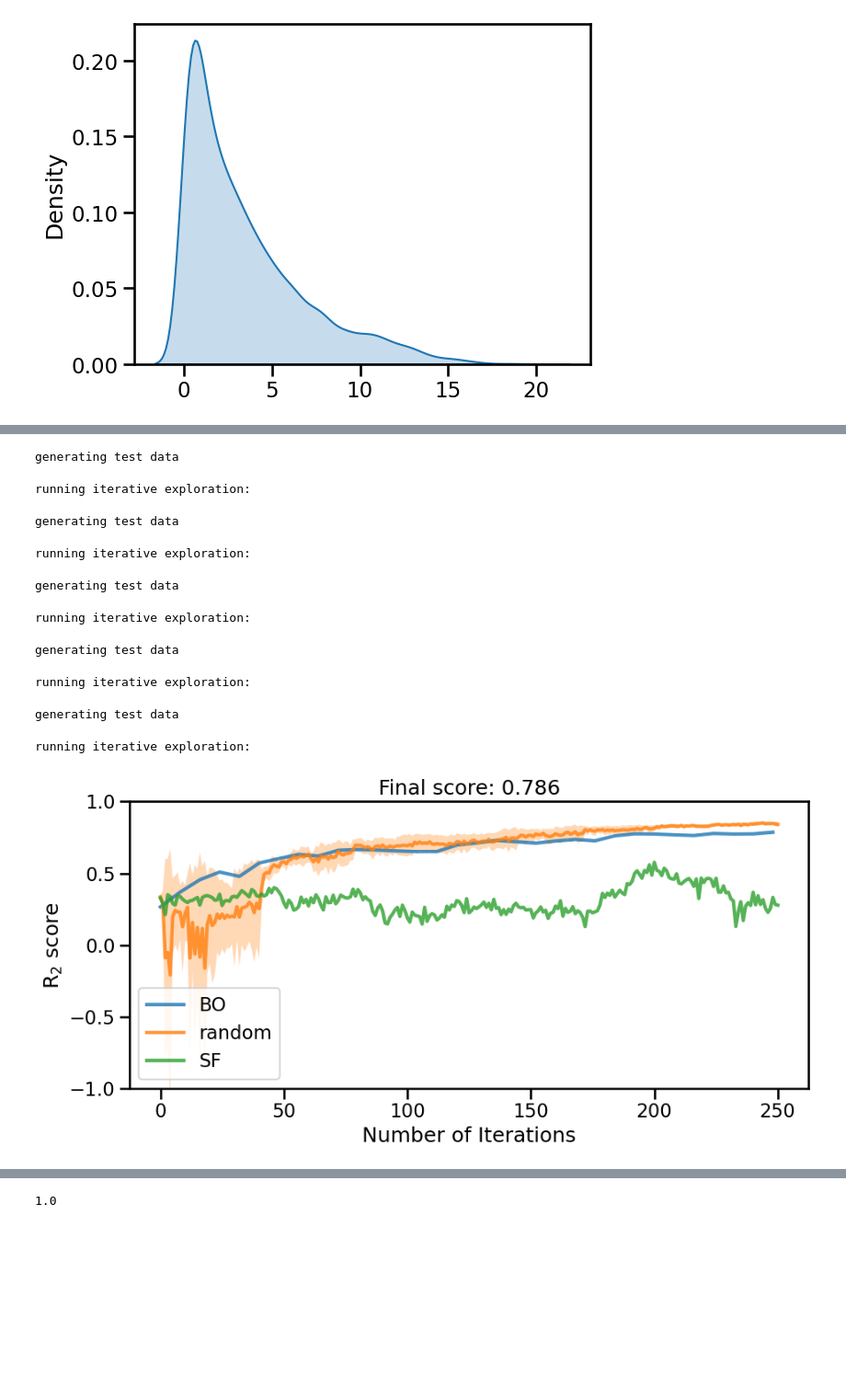
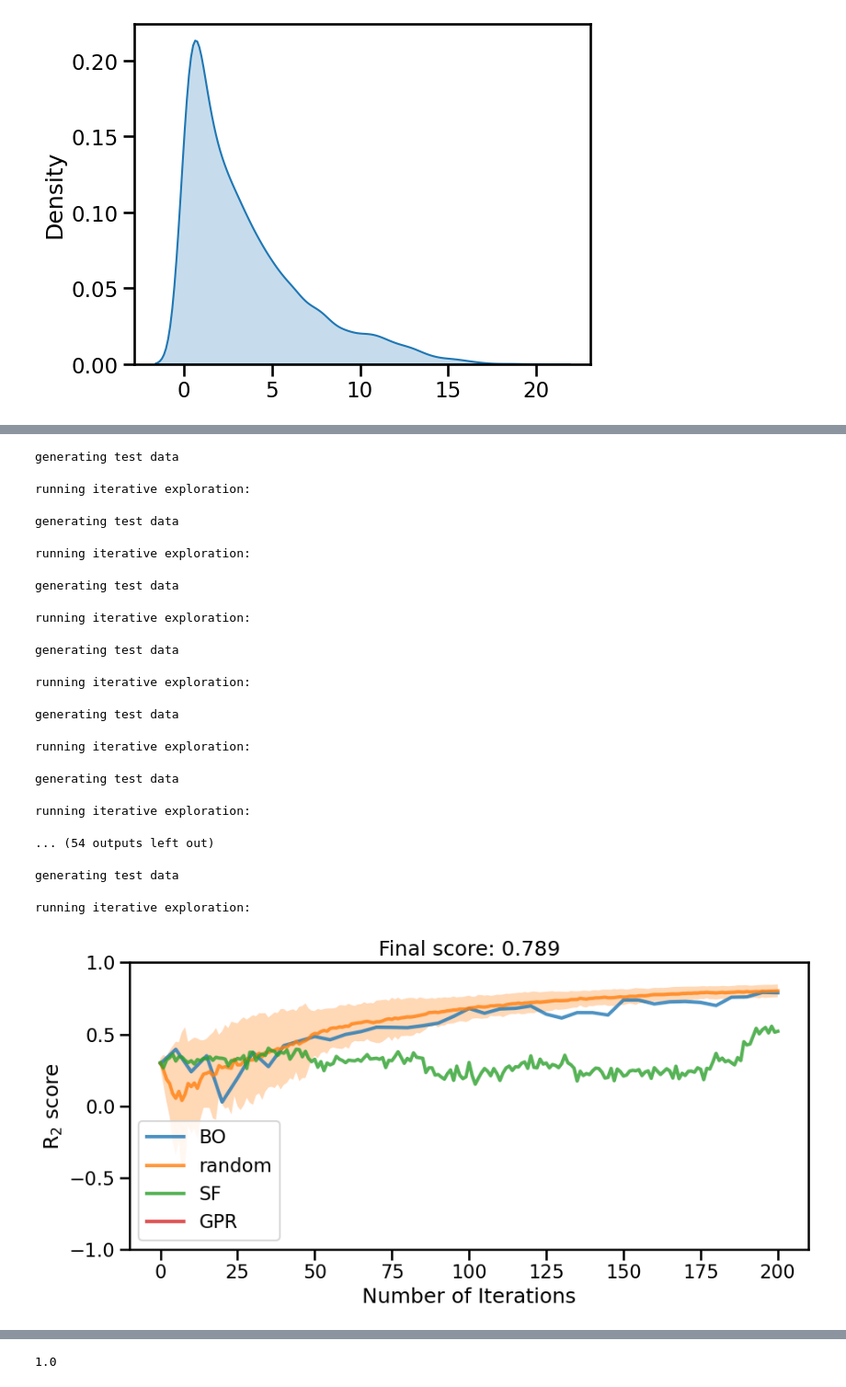
Before and after one commit to ffelsen/rfr_bo, a Jupyter notebook: calisol.ipynb, the cells around one changed output, grey strips where cells are left out. Shown: that part at 92% size. Saved outputs shown, nothing was run; the diff lists cells and outputs as text; code cells hidden in the pictures; blank space fills up the shorter version.

```diff
--- a/calisol.ipynb
+++ b/calisol.ipynb
@@ -72,19 +81,19 @@ clm = 'RFC'
 
 esl = 'AC'
 
-n_iter = 250
-nb = 8
+n_iter = 200
+nb = 10
 n_iter_b = int(n_iter/nb)
 
 bor = BO_RFR(X_init, y_init, grid, f, x_test,
-             acq='BO',gl = get_label, cl_weight=.1,
+             acq='BO',gl = get_label, cl_weight=.3,
              est_labels=esl, N_batch=nb,
-             class_method = clm, reg_method = regm)
+             class_method = clm, reg_method = regm, k_adaptive=True)
 
 bor.run(n_iter_b)
 
 rand_scores = []
-for i in range(3):
+for i in range(30):
     rand = BO_RFR(X_init, y_init, grid, f, x_test,
                   acq='random',gl = get_label,
                   est_labels=esl, N_batch=1,
@@ -100,6 +109,13 @@ sf = BO_RFR(X_init, y_init, grid, f, x_test,
             class_method = clm, reg_method = regm)
 
 sf.run(n_iter)
+
+gp = BO_RFR(X_init, y_init, grid, f, x_test,
+            acq='SF',gl = get_label,
+            est_labels=esl, N_batch=1,
+            class_method = clm, reg_method = regm, gpr=True)
+
+gp.run(n_iter)
 # %% [output]
 generating test data
 running iterative exploration:
@@ -111,26 +127,53 @@ generating test data
 running iterative exploration:
 generating test data
 running iterative exploration:
+generating test data
+running iterative exploration:
+... (54 outputs left out)
+# %%
+regm = 'RFC'
+clm = 'RFC'
+
+esl = 'known'
+
+n_iter = 200
+nb = 5
+n_iter_b = int(n_iter/nb)
+
+bor = BO_RFR(X_init, y_init, grid, f, x_test,
+             acq='BO',gl = get_label, cl_weight=1.,
+             est_labels=esl, N_batch=nb,
+             class_method = clm, reg_method = regm, k_adaptive=True)
+
+bor.run(n_iter_b)
+# %% [output]
+generating test data
+running iterative exploration:
 # %%
 fig, ax2 = plt.subplots(ncols=1, figsize=(10,5))
 
 ax2.plot(np.arange(bor.n_iters+1)*nb,bor.scores,lw=3,alpha=0.8, label='BO')
 try:
     ax2.plot(np.arange(rand.n_iters+1),np.mean(rand_scores,axis=0),lw=3,alpha=0.8, label='random')
     ax2.fill_between(np.arange(rand.n_iters+1),np.mean(rand_scores,axis=0)-np.std(rand_scores,axis=0),
                      np.mean(rand_scores,axis=0)+np.std(rand_scores,axis=0), alpha=0.3, fc='C1')
 except:
     pass
 
 try:
     ax2.plot(np.arange(sf.n_iters+1),sf.scores,lw=3,alpha=0.8, label='SF')
 except:
     pass
+
+try:
+    ax2.plot(np.arange(gp.n_iters+1),gp.scores,lw=3,alpha=0.8, label='GPR')
+except:
+    pass
 ax2.set_title('Final score: %.3f'%bor.scores[-1])
 ax2.set_xlabel('Number of Iterations')
 ax2.set_ylabel('R$_2$ score')
 ax2.set_ylim(-1,1)
 ax2.legend()
 plt.tight_layout()
 # %% [output]
-[figure, old version]
+[figure, new version]
```
Also changed, not shown: parts of 6 cells of this notebook, 8 other files.
